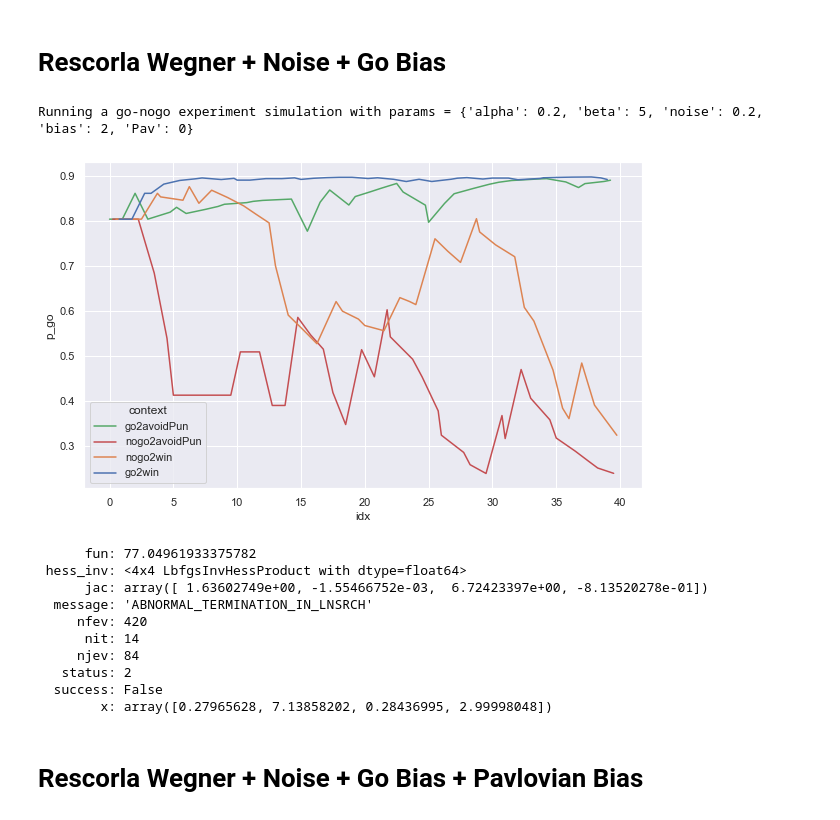
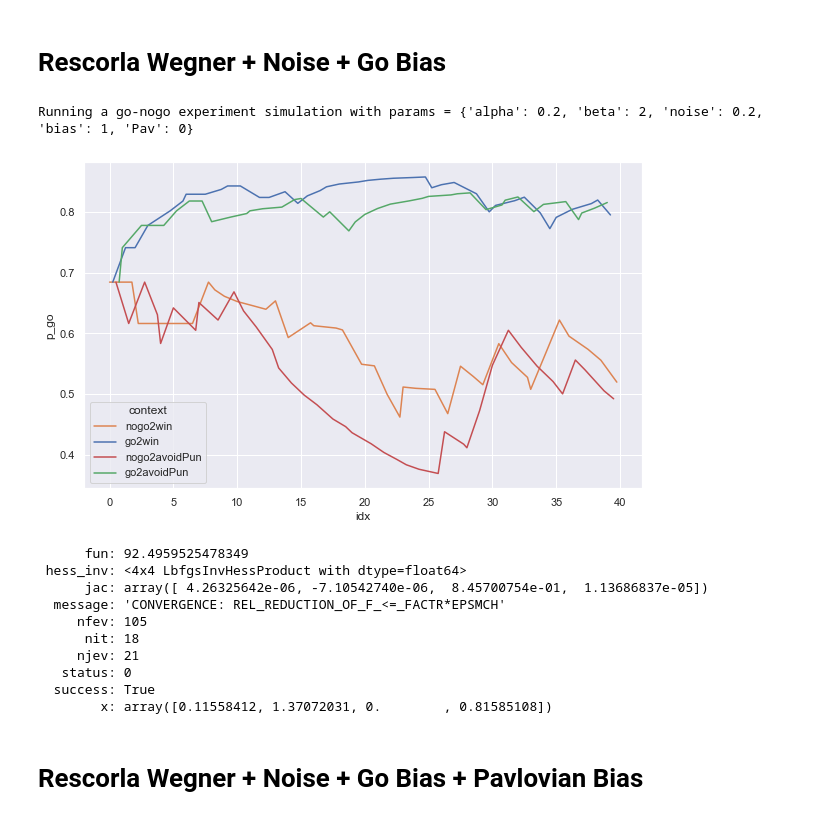
Before and after one commit to Sepsad/Go-noGo-modelling, a Jupyter notebook: simulation_experiment.ipynb, the cells around one changed output. Cells and saved outputs as stored; diff of their text form; code cells hidden in the pictures.

```diff
--- a/simulation_experiment.ipynb
+++ b/simulation_experiment.ipynb
@@ -77,18 +78,18 @@ max_likelihood.fit_model()
 # %% [markdown]
 # Rescorla Wegner + Noise + Go Bias
 # %%
-df = run_experiment(bandit, n_runs=40, params={'alpha': 0.2, 'beta': 5, 'noise': 0.2, 'bias': 2, 'Pav': 0})
+df = run_experiment(bandit, n_runs=40, params={'alpha': 0.2, 'beta': 2, 'noise': 0.2, 'bias': 1, 'Pav': 0})
 df['idx'] = df.index / 4
 palette ={"go2win": "C0", "nogo2win": "C1", "go2avoidPun": "C2", "nogo2avoidPun": "C3"}
 plt.figure(figsize=(10,6))
 ax = sns.lineplot(x="idx", y="p_go",
              hue="context",
              data=df, palette=palette)
 
 df.rename(columns={'context': 'stimulus'}, inplace=True)
 # %% [output]
-Running a go-nogo experiment simulation with params = {'alpha': 0.2, 'beta': 5, 'noise': 0.2, 'bias': 2, 'Pav': 0}
+Running a go-nogo experiment simulation with params = {'alpha': 0.2, 'beta': 2, 'noise': 0.2, 'bias': 1, 'Pav': 0}
-[figure, old version]
+[figure, new version]
 # %%
 from fitting import ML
 
@@ -96,16 +97,16 @@ max_likelihood = ML(df, optimization_method='L-BFGS-B', model_type='RW+noise+bia
 
 max_likelihood.fit_model()
 # %% [output]
-      fun: 77.04961933375782
+      fun: 92.4959525478349
  hess_inv: <4x4 LbfgsInvHessProduct with dtype=float64>
-      jac: array([ 1.63602749e+00, -1.55466752e-03,  6.72423397e+00, -8.13520278e-01])
-  message: 'ABNORMAL_TERMINATION_IN_LNSRCH'
-     nfev: 420
-      nit: 14
-     njev: 84
-   status: 2
-  success: False
-        x: array([0.27965628, 7.13858202, 0.28436995, 2.99998048])
+      jac: array([ 4.26325642e-06, -7.10542740e-06,  8.45700754e-01,  1.13686837e-05])
+  message: 'CONVERGENCE: REL_REDUCTION_OF_F_<=_FACTR*EPSMCH'
+     nfev: 105
+      nit: 18
+     njev: 21
+   status: 0
+  success: True
+        x: array([0.11558412, 1.37072031, 0.        , 0.81585108])
 # %% [markdown]
 # Rescorla Wegner + Noise + Go Bias + Pavlovian Bias
 # %%
```
Also changed, not shown: parts of 6 cells of this notebook, 1 other file.
